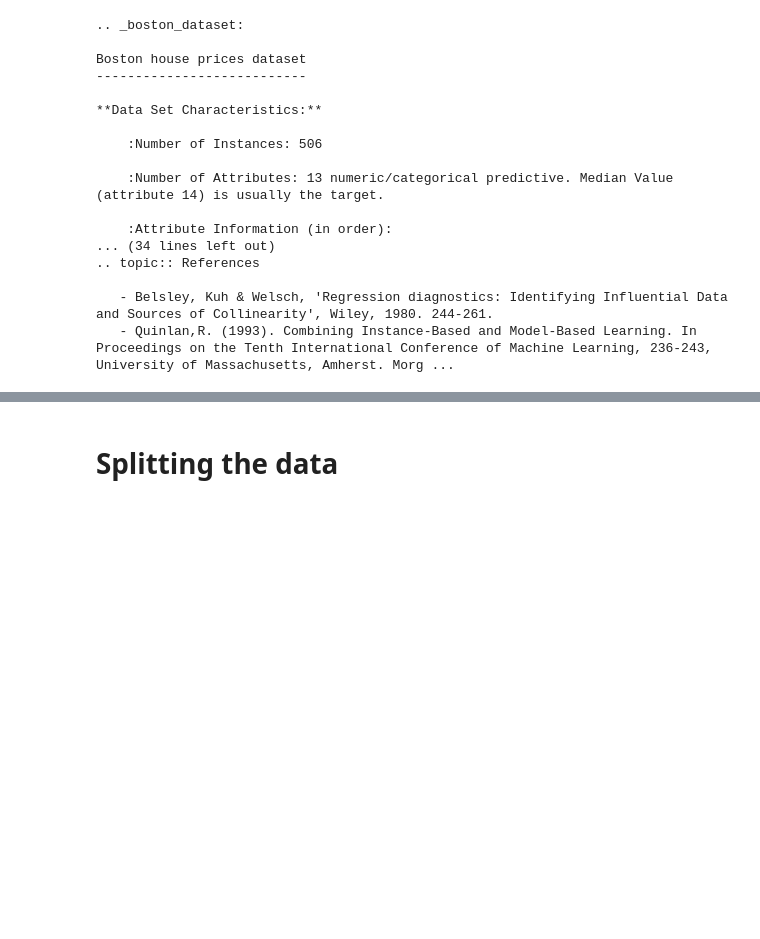
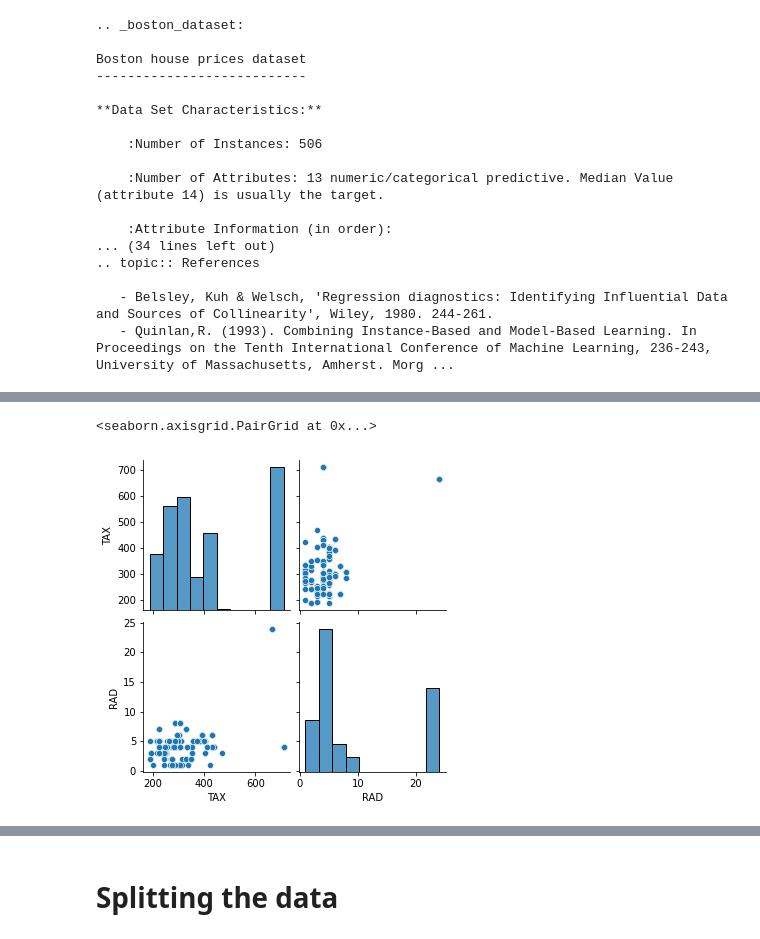
Before and after one commit to ronithraj85/Self_taught-Projects, a Jupyter notebook: Multiple Linear Regression/ML Regression.ipynb, the cells around one changed output, grey strips where cells are left out. Saved outputs shown, nothing was run; the diff lists cells and outputs as text; code cells hidden in the pictures; blank space fills up the shorter version.

```diff
--- a/Multiple Linear Regression/ML Regression.ipynb
+++ b/Multiple Linear Regression/ML Regression.ipynb
@@ -56,0 +110,5 @@ df.describe()
+# %%
+sns.pairplot(df, vars = ['TAX','RAD'])
+# %% [output]
+<seaborn.axisgrid.PairGrid at 0x...>
+[figure, added]
```
Also changed, not shown: parts of 68 cells of this notebook.
